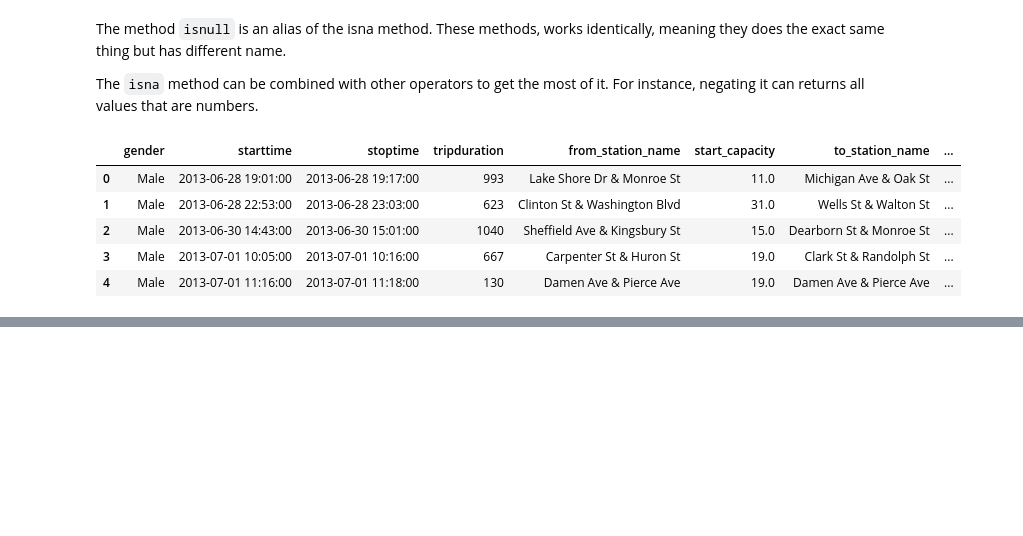
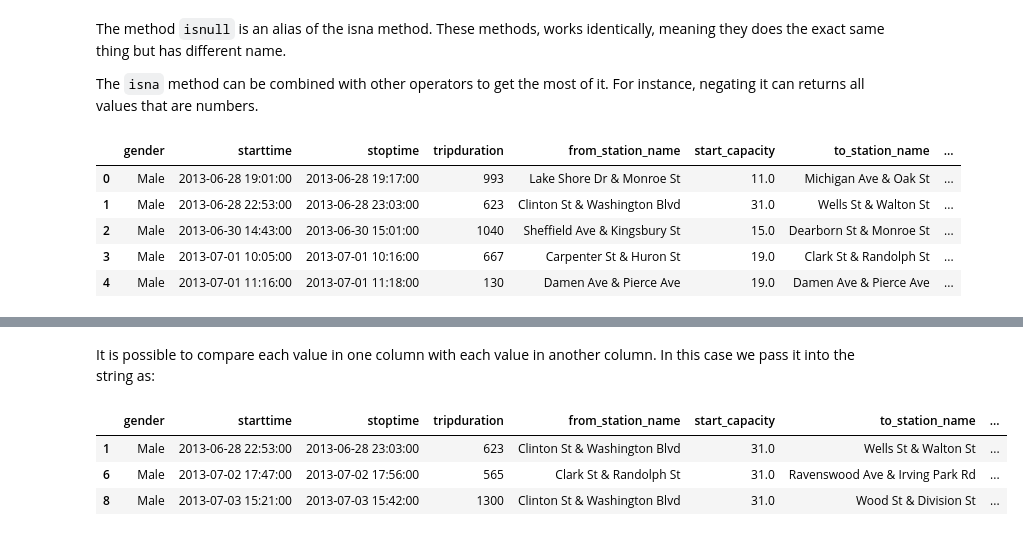
Before and after one commit to bizzaccelerator/Data-Science-Study-Notes, a Jupyter notebook: 3. Data managing using Pandas - Part 2.ipynb, the cells around one changed output, grey strips where cells are left out. Cells and saved outputs as stored; diff of their text form; code cells hidden in the pictures; blank space fills up the shorter version.

```diff
--- a/3. Data managing using Pandas - Part 2.ipynb
+++ b/3. Data managing using Pandas - Part 2.ipynb
@@ -495,0 +538,9 @@ bikes[~filt].head()
+# %% [markdown]
+It is possible to compare each value in one column with each value in another column. In this case we pass it into the string as:
+# %%
+bikes.query('start_capacity > end_capacity').head(3)
+# %% [output]
+|  | gender | starttime | stoptime | tripduration | from_station_name | start_capacity | to_station_name | ... |
+| 1 | Male | 2013-06-28 22:53:00 | 2013-06-28 23:03:00 | 623 | Clinton St & Washington Blvd | 31.0 | Wells St & Walton St | ... |
+| 6 | Male | 2013-07-02 17:47:00 | 2013-07-02 17:56:00 | 565 | Clark St & Randolph St | 31.0 | Ravenswood Ave & Irving Park Rd | ... |
+| 8 | Male | 2013-07-03 15:21:00 | 2013-07-03 15:42:00 | 1300 | Clinton St & Washington Blvd | 31.0 | Wood St & Division St | ... |
```
Also changed, not shown: parts of 23 cells of this notebook.
